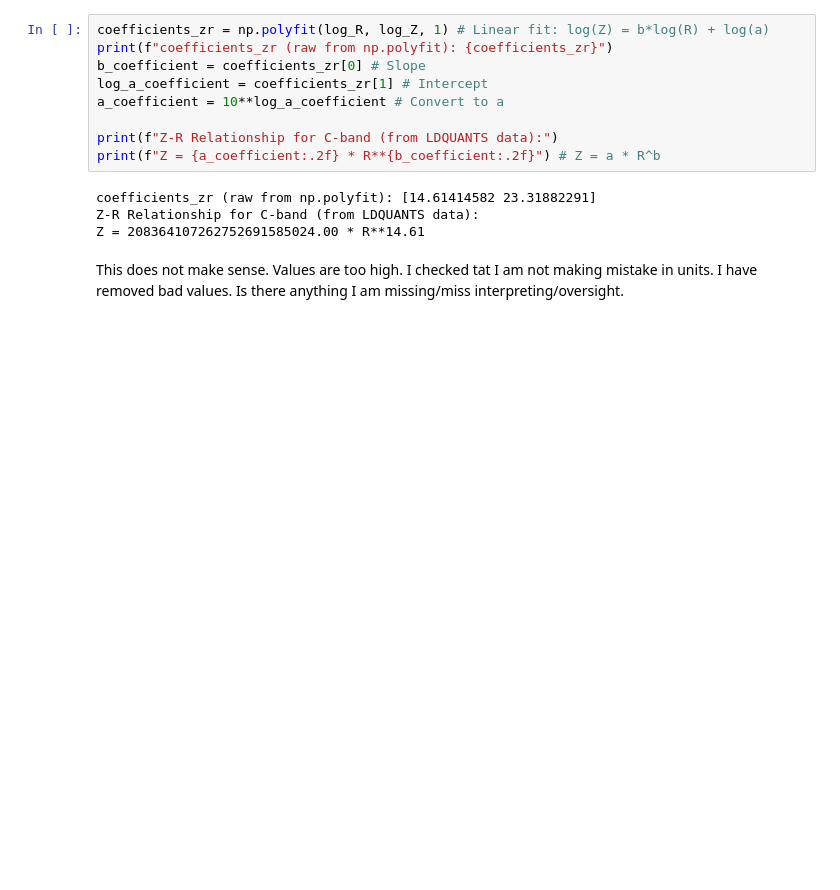
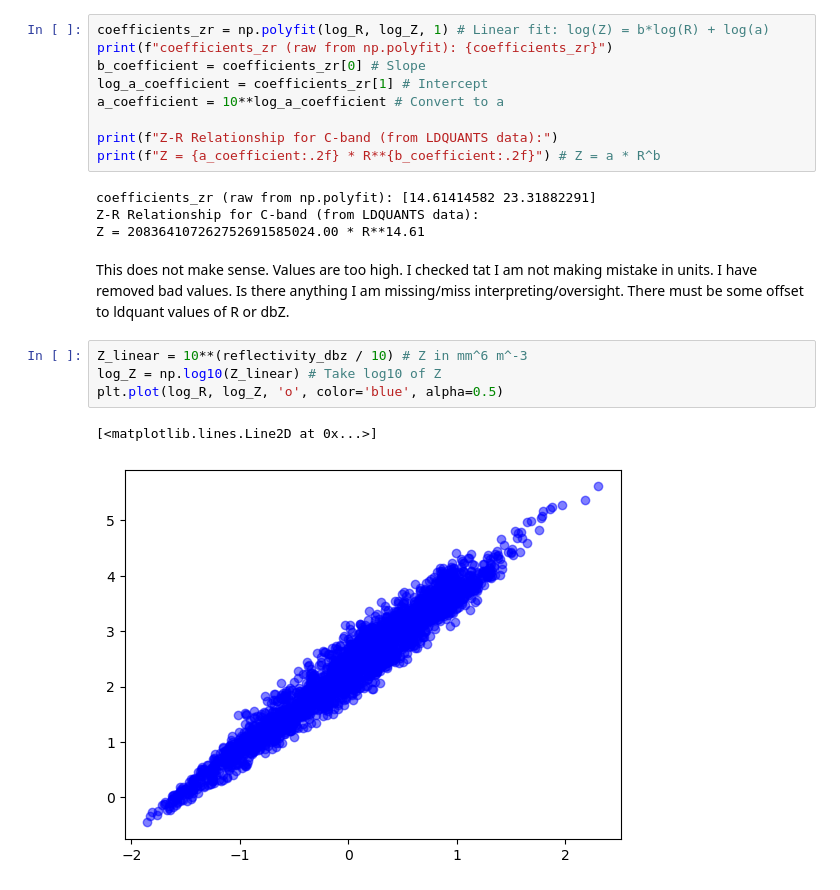
Before and after one commit to RBhupi/bnf-amf3, a Jupyter notebook: code/notebooks/ldquants_analysis.ipynb, the cells around one changed output. Drawn from its saved outputs; the diff is of its cells as text; blank space fills up the shorter version.

```diff
--- a/code/notebooks/ldquants_analysis.ipynb
+++ b/code/notebooks/ldquants_analysis.ipynb
@@ -132,4 +132,11 @@ Z = 208364107262752691585024.00 * R**14.61
 # %% [markdown]
 This does not make sense. Values are too high.
 I checked tat I am not making mistake in units. I have removed bad values.
-Is there anything I am missing/miss interpreting/oversight.
+Is there anything I am missing/miss interpreting/oversight. There must be some offset to ldquant values of R or dbZ.
+# %%
+Z_linear = 10**(reflectivity_dbz / 10) # Z in mm^6 m^-3
+log_Z = np.log10(Z_linear) # Take log10 of Z
+plt.plot(log_R, log_Z, 'o', color='blue', alpha=0.5)
+# %% [output]
+[<matplotlib.lines.Line2D at 0x...>]
+[figure, added]
```
Also changed, not shown: parts of 1 cell of this notebook.
